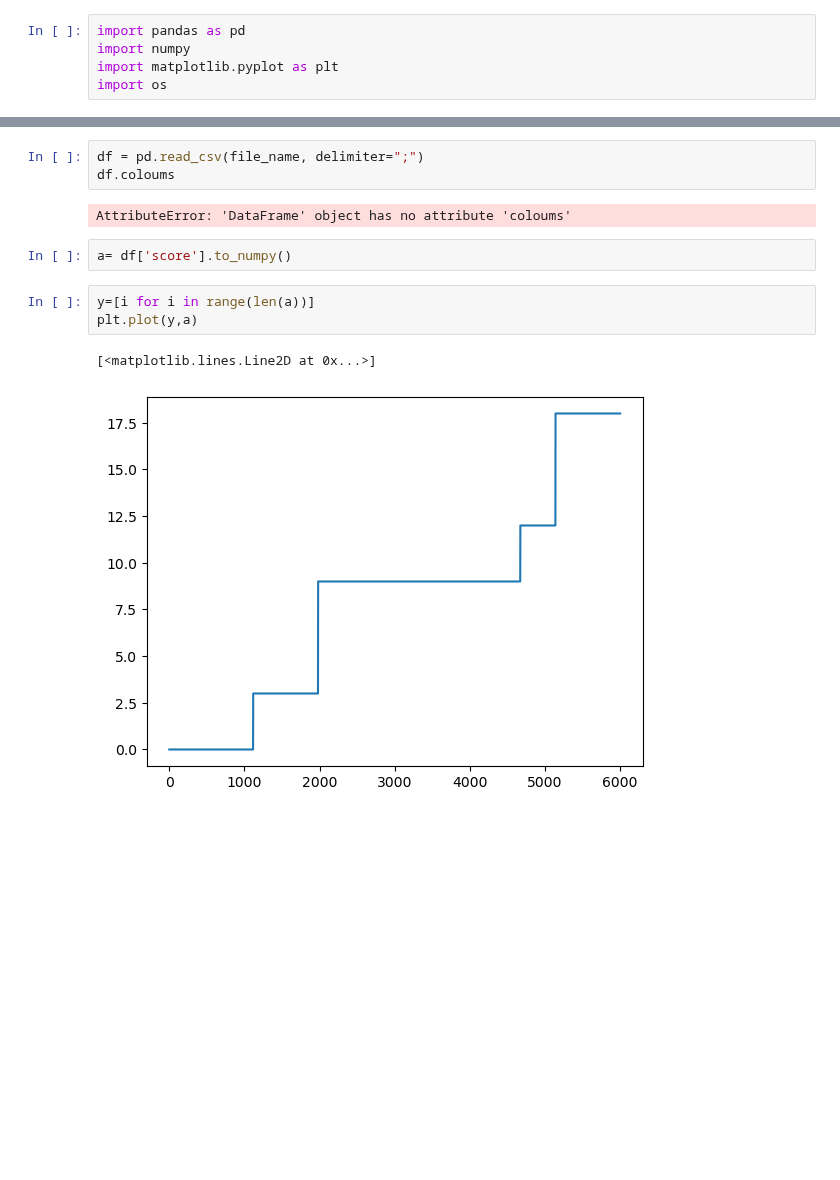
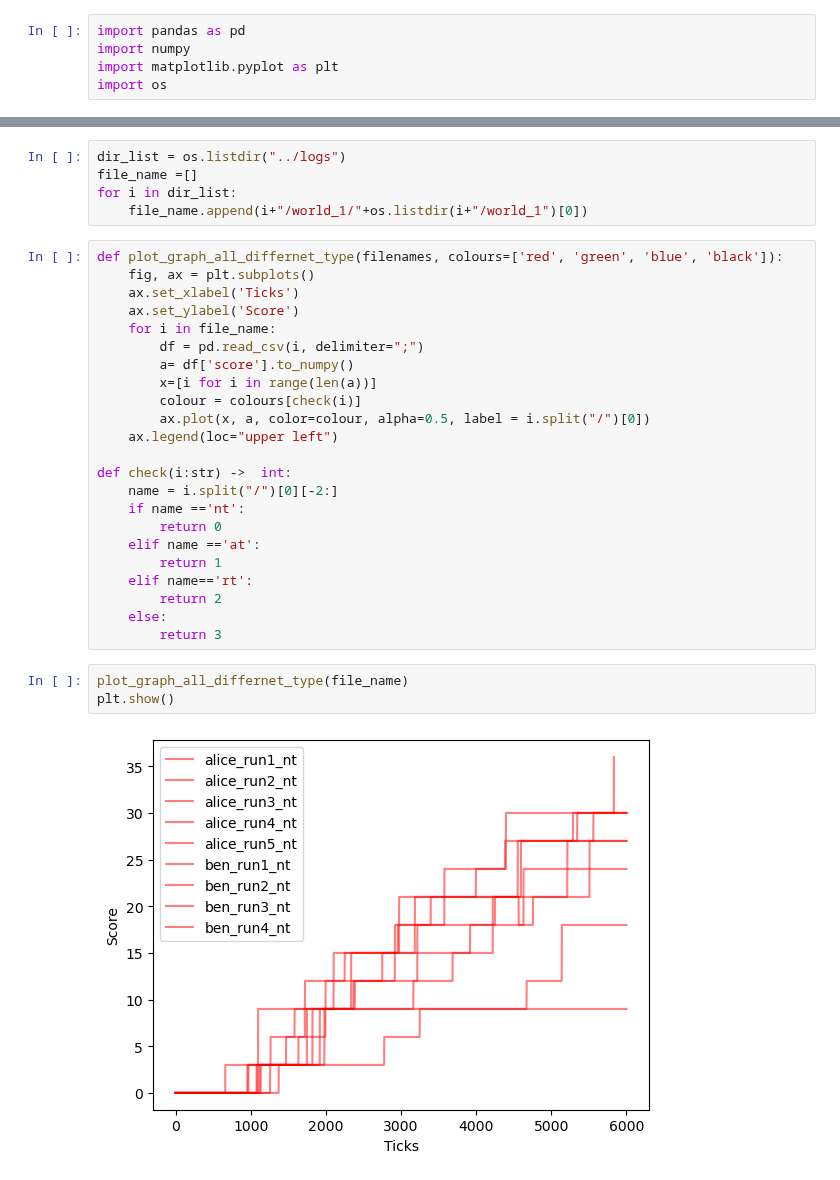
Before and after one commit to pratham2442000/TUD-Collaborative-AI-2023_group_18, a Jupyter notebook: graphs_scores.ipynb, the cells around one changed output, grey strips where cells are left out. Drawn from its saved outputs; the diff is of its cells as text; blank space fills up the shorter version.

Commit message:
plotting functions

```diff
--- a/graphs_scores.ipynb
+++ b/graphs_scores.ipynb
@@ -8,13 +6,33 @@ file_name = "../logs/exp_normal_at_time_06h-17m-32s_date_15d-03m-2023y/world_1/a
-# %%
-df = pd.read_csv(file_name, delimiter=";")
-df.coloums
-# %% [output]
-AttributeError: 'DataFrame' object has no attribute 'coloums'
-# %%
-a= df['score'].to_numpy()
-# %%
-y=[i for i in range(len(a))]
-plt.plot(y,a)
-# %% [output]
-[<matplotlib.lines.Line2D at 0x...>]
-[figure, removed]
+# %%
+dir_list = os.listdir("../logs")
+file_name =[]
+for i in dir_list:
+    file_name.append(i+"/world_1/"+os.listdir(i+"/world_1")[0])
+# %%
+def plot_graph_all_differnet_type(filenames, colours=['red', 'green', 'blue', 'black']):
+    fig, ax = plt.subplots()
+    ax.set_xlabel('Ticks')
+    ax.set_ylabel('Score')
+    for i in file_name:
+        df = pd.read_csv(i, delimiter=";")
+        a= df['score'].to_numpy()
+        x=[i for i in range(len(a))]
+        colour = colours[check(i)]
+        ax.plot(x, a, color=colour, alpha=0.5, label = i.split("/")[0])
+    ax.legend(loc="upper left")
+
+def check(i:str) ->  int:
+    name = i.split("/")[0][-2:]
+    if name =='nt':
+        return 0
+    elif name =='at':
+        return 1
+    elif name=='rt':
+        return 2
+    else:
+        return 3
+# %%
+plot_graph_all_differnet_type(file_name)
+plt.show()
+# %% [output]
+[figure, added]
```
Also changed, not shown: parts of 1 cell of this notebook.
